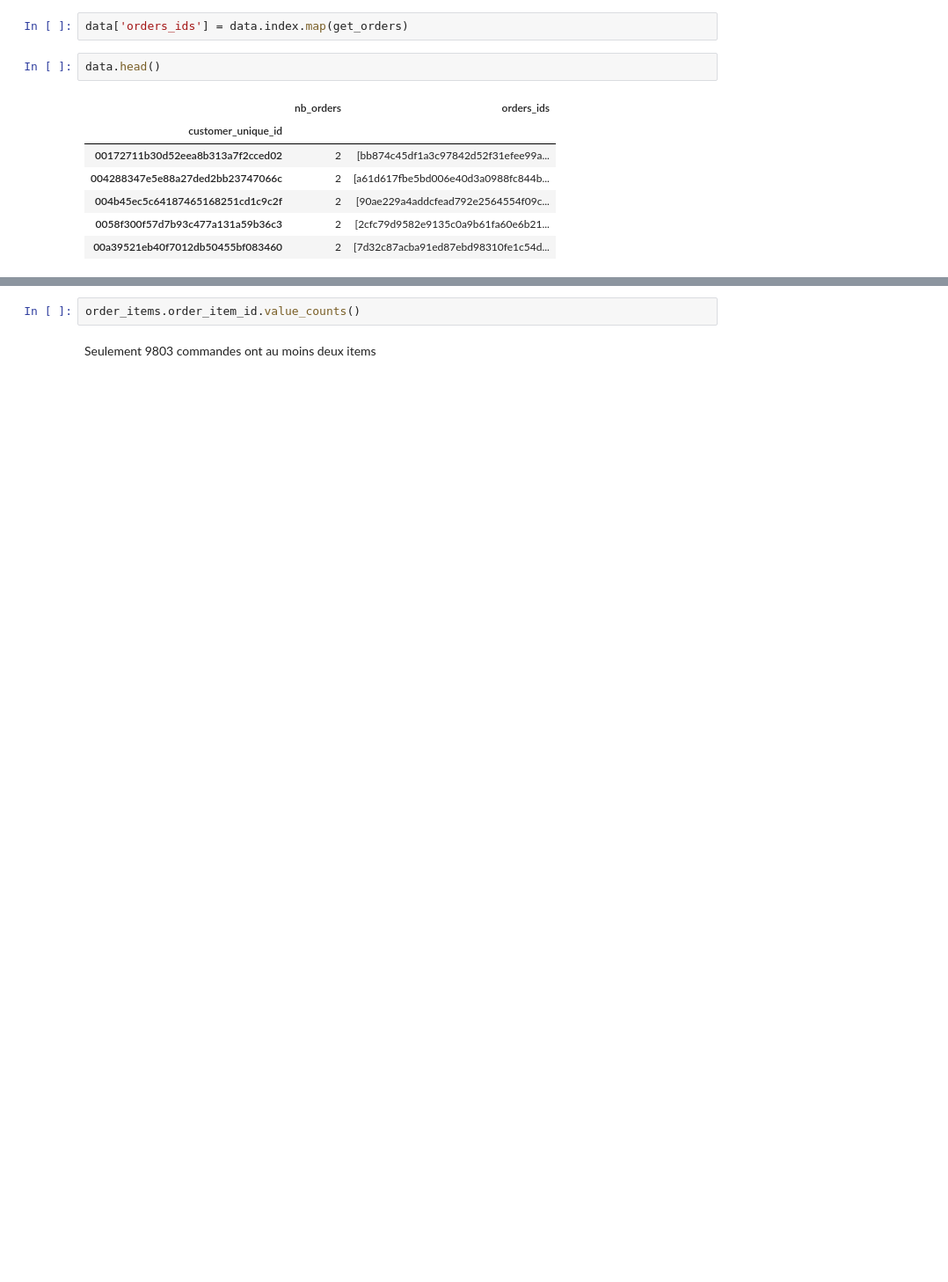
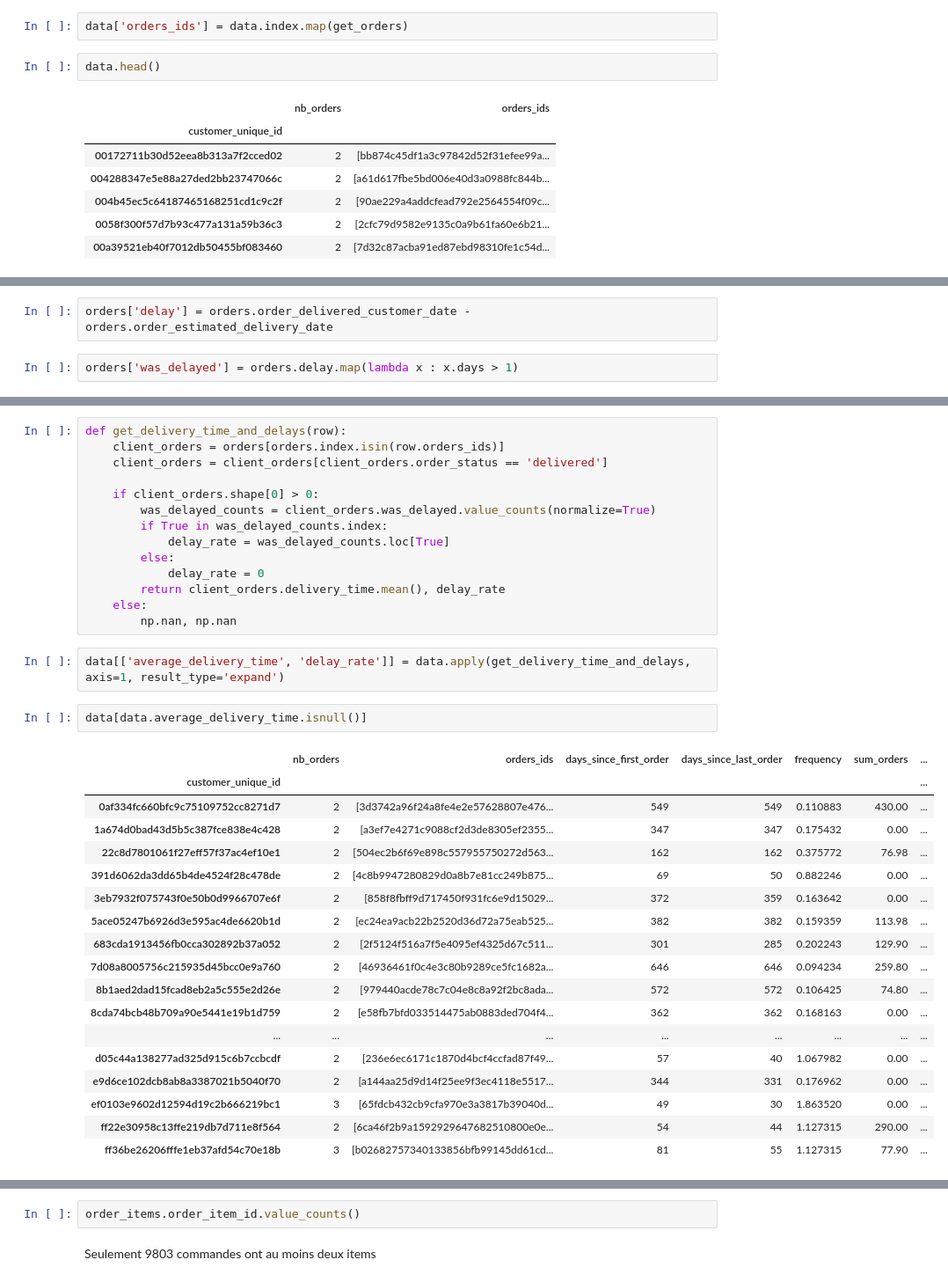
Before and after one commit to khub41/OC_P05, a Jupyter notebook: analyse_exploratoire.ipynb, the cells around one changed output, grey strips where cells are left out. Shown at 88% size. Cells and saved outputs as stored; diff of their text form; blank space fills up the shorter version.

```diff
--- a/analyse_exploratoire.ipynb
+++ b/analyse_exploratoire.ipynb
@@ -194 +489,5 @@ orders.loc['bb874c45df1a3c97842d52f31efee99a', 'order_purchase_timestamp']
+# %%
+orders['delay'] = orders.order_delivered_customer_date - orders.order_estimated_delivery_date
+# %%
+orders['was_delayed'] = orders.delay.map(lambda x : x.days > 1)
 # %%
@@ -197,0 +524,37 @@ order_items
+# %%
+def get_delivery_time_and_delays(row):
+    client_orders = orders[orders.index.isin(row.orders_ids)]
+    client_orders = client_orders[client_orders.order_status == 'delivered']
+
+    if client_orders.shape[0] > 0:
+        was_delayed_counts = client_orders.was_delayed.value_counts(normalize=True)
+        if True in was_delayed_counts.index:
+            delay_rate = was_delayed_counts.loc[True]
+        else:
+            delay_rate = 0
+        return client_orders.delivery_time.mean(), delay_rate
+    else:
+        np.nan, np.nan
+# %%
+data[['average_delivery_time', 'delay_rate']] = data.apply(get_delivery_time_and_delays, axis=1, result_type='expand')
+# %%
+data[data.average_delivery_time.isnull()]
+# %% [output]
+|  | nb_orders | orders_ids | days_since_first_order | days_since_last_order | frequency | sum_orders | ... |
+| customer_unique_id |  |  |  |  |  |  | ... |
+| 0af334fc660bfc9c75109752cc8271d7 | 2 | [3d3742a96f24a8fe4e2e57628807e476... | 549 | 549 | 0.110883 | 430.00 | ... |
+| 1a674d0bad43d5b5c387fce838e4c428 | 2 | [a3ef7e4271c9088cf2d3de8305ef2355... | 347 | 347 | 0.175432 | 0.00 | ... |
+| 22c8d7801061f27eff57f37ac4ef10e1 | 2 | [504ec2b6f69e898c557955750272d563... | 162 | 162 | 0.375772 | 76.98 | ... |
+| 391d6062da3dd65b4de4524f28c478de | 2 | [4c8b9947280829d0a8b7e81cc249b875... | 69 | 50 | 0.882246 | 0.00 | ... |
+| 3eb7932f075743f0e50b0d9966707e6f | 2 | [858f8fbff9d717450f931fc6e9d15029... | 372 | 359 | 0.163642 | 0.00 | ... |
+| 5ace05247b6926d3e595ac4de6620b1d | 2 | [ec24ea9acb22b2520d36d72a75eab525... | 382 | 382 | 0.159359 | 113.98 | ... |
+| 683cda1913456fb0cca302892b37a052 | 2 | [2f5124f516a7f5e4095ef4325d67c511... | 301 | 285 | 0.202243 | 129.90 | ... |
+| 7d08a8005756c215935d45bcc0e9a760 | 2 | [46936461f0c4e3c80b9289ce5fc1682a... | 646 | 646 | 0.094234 | 259.80 | ... |
+| 8b1aed2dad15fcad8eb2a5c555e2d26e | 2 | [979440acde78c7c04e8c8a92f2bc8ada... | 572 | 572 | 0.106425 | 74.80 | ... |
+| 8cda74bcb48b709a90e5441e19b1d759 | 2 | [e58fb7bfd033514475ab0883ded704f4... | 362 | 362 | 0.168163 | 0.00 | ... |
+| ... | ... | ... | ... | ... | ... | ... | ... |
+| d05c44a138277ad325d915c6b7ccbcdf | 2 | [236e6ec6171c1870d4bcf4ccfad87f49... | 57 | 40 | 1.067982 | 0.00 | ... |
+| e9d6ce102dcb8ab8a3387021b5040f70 | 2 | [a144aa25d9d14f25ee9f3ec4118e5517... | 344 | 331 | 0.176962 | 0.00 | ... |
+| ef0103e9602d12594d19c2b666219bc1 | 3 | [65fdcb432cb9cfa970e3a3817b39040d... | 49 | 30 | 1.863520 | 0.00 | ... |
+| ff22e30958c13ffe219db7d711e8f564 | 2 | [6ca46f2b9a1592929647682510800e0e... | 54 | 44 | 1.127315 | 290.00 | ... |
+| ff36be26206fffe1eb37afd54c70e18b | 3 | [b02682757340133856bfb99145dd61cd... | 81 | 55 | 1.127315 | 77.90 | ... |
```
Also changed, not shown: parts of 70 cells of this notebook.
